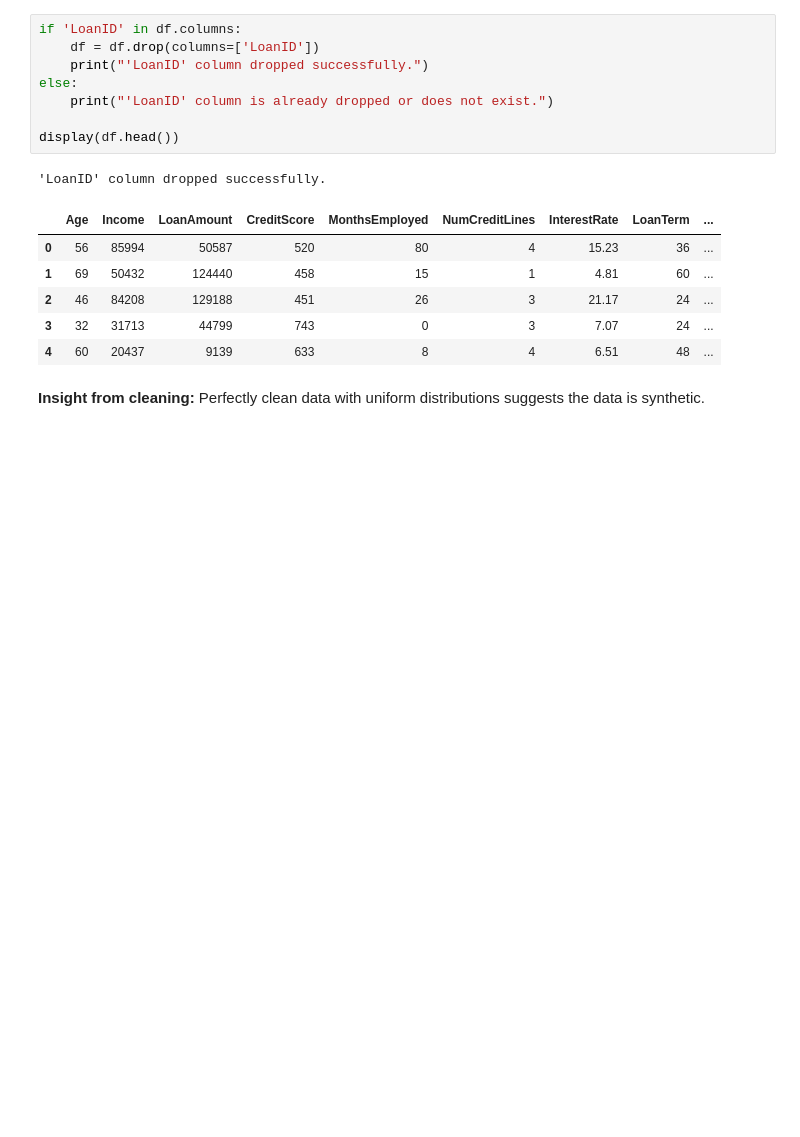
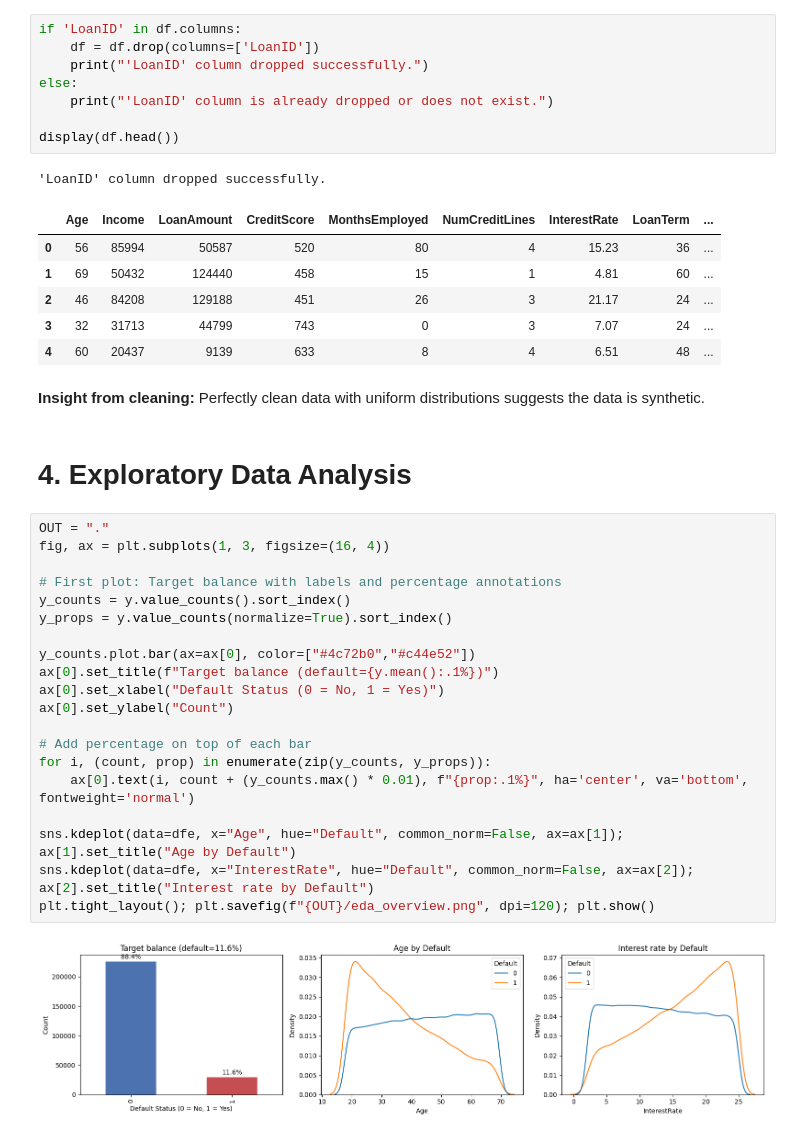
Before and after one commit to rudrascience/Loan_Default_Analysis, a Jupyter notebook: eda-rudrajit-das.ipynb, the cells around one changed output. Drawn from its saved outputs; the diff is of its cells as text; blank space fills up the shorter version.

```diff
--- a/eda-rudrajit-das.ipynb
+++ b/eda-rudrajit-das.ipynb
@@ -416,3 +416,27 @@ display(df.head())
 # %% [markdown]
 **Insight from cleaning:**
 Perfectly clean data with uniform distributions suggests the data is synthetic.
+# %% [markdown]
+# 4. Exploratory Data Analysis
+# %%
+OUT = "."
+fig, ax = plt.subplots(1, 3, figsize=(16, 4))
+
+# First plot: Target balance with labels and percentage annotations
+y_counts = y.value_counts().sort_index()
+y_props = y.value_counts(normalize=True).sort_index()
+
+y_counts.plot.bar(ax=ax[0], color=["#4c72b0","#c44e52"])
+ax[0].set_title(f"Target balance (default={y.mean():.1%})")
+ax[0].set_xlabel("Default Status (0 = No, 1 = Yes)")
+ax[0].set_ylabel("Count")
+
+# Add percentage on top of each bar
+for i, (count, prop) in enumerate(zip(y_counts, y_props)):
+    ax[0].text(i, count + (y_counts.max() * 0.01), f"{prop:.1%}", ha='center', va='bottom', fontweight='normal')
+
+sns.kdeplot(data=dfe, x="Age", hue="Default", common_norm=False, ax=ax[1]); ax[1].set_title("Age by Default")
+sns.kdeplot(data=dfe, x="InterestRate", hue="Default", common_norm=False, ax=ax[2]); ax[2].set_title("Interest rate by Default")
+plt.tight_layout(); plt.savefig(f"{OUT}/eda_overview.png", dpi=120); plt.show()
+# %% [output]
+[figure, added]
```
Also changed, not shown: parts of 5 cells of this notebook.
